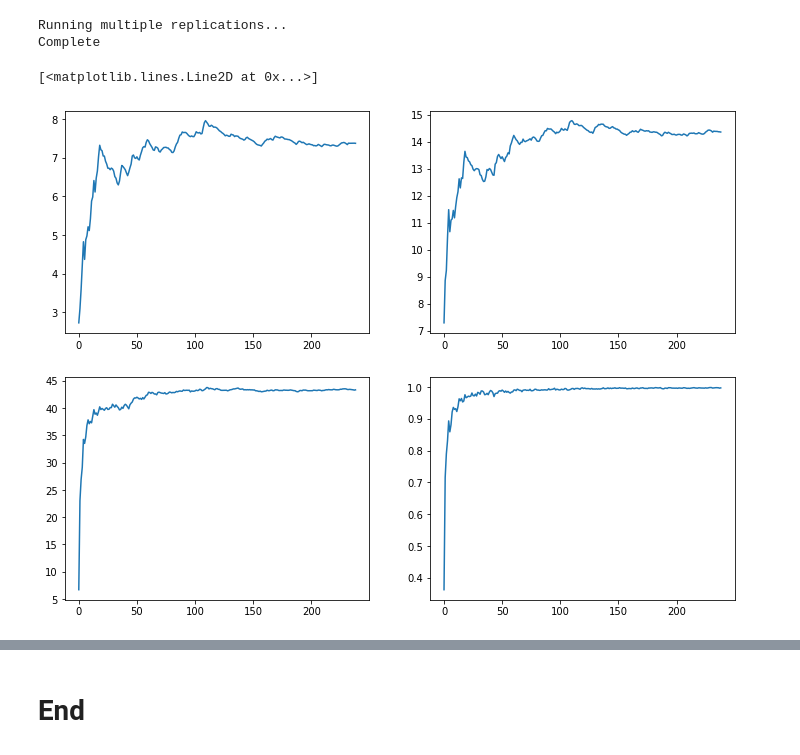
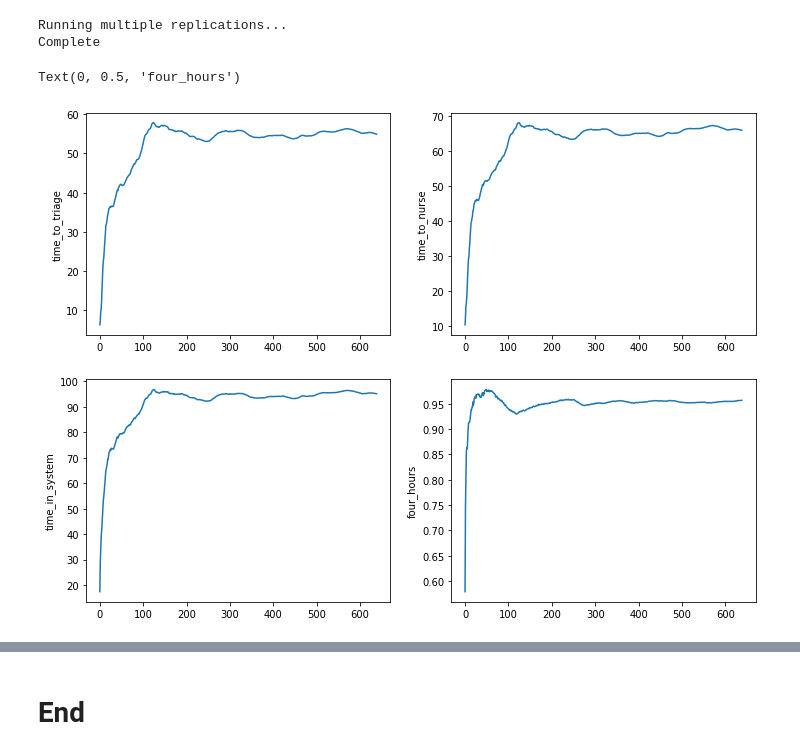
Before and after one commit to health-data-science-OR/stochastic_systems, a Jupyter notebook: labs/simulation/output_analysis/output_analysis.ipynb, the cells around one changed output, grey strips where cells are left out. Cells and saved outputs as stored; diff of their text form; code cells hidden in the pictures.

Commit message:
SIMPY OUTPUT ANALYSIS: draft of warm-up and confidence interval method@

```diff
--- a/labs/simulation/output_analysis/output_analysis.ipynb
+++ b/labs/simulation/output_analysis/output_analysis.ipynb
@@ -615,7 +647,7 @@ def single_model_run(scenario, run_length):
     '''
     env = simpy.Environment()
     #create the model and pass in scenario
-    model = MinorInjuryUnit(env, scenario)
+    model = MinorInjuryUnit(env, scenario, SEEDS[0], SEEDS[1])
 
     #setup the process
     env.process(model.arrivals_generator())
@@ -776,7 +808,8 @@ def multiple_replications(scenario, runlength, n_reps=5):
     --------
     List
     '''
-    results = [single_model_run(scenario, runlength) for i in range(n_reps)]
+    results = [single_model_run(scenario, runlength)
+               for i in range(n_reps)]
     return results
 # %%
 #script
@@ -921,9 +959,37 @@ def single_model_run(scenario, run_length):
+# %%
+#example solution
+def multiple_replications(scenario, results_collection, warm_up=0, n_reps=5,
+                          include_audit=False, audit_interval=60):
+    '''
+    Perform multiple replications of the MIU model.
+
+    Params:
+    ------
+    scenario: Scenario
+        Parameters/arguments to configurethe model
+
+    runlength: int
+        number of minutes to run the model in simulated time
+
+    n_reps: int, optional (default=5)
+        Number of independent replications to run.
+
+    Returns:
+    --------
+    List
+    '''
+    results = [single_model_run(scenario, results_collection, warm_up,
+                                include_audit, audit_interval)
+               for i in range(n_reps)]
+    return results
 # %%
 #script
 
-RUN_LENGTH = 1440 * 10
+RUN_LENGTH = 1440 * 40
 TRACE = False
-AUDIT_INTERVAL = 60
+INCLUDE_AUDIT = True
+AUDIT_INTERVAL = 90
+N_REPS = 10
 
 #load scenarios using your function
 default_args = Scenario()
@@ -933,7 +999,8 @@ env = simpy.Environment()
 
 print('Running multiple replications...')
 #perform multiple replications
-results = multiple_replications(default_args, RUN_LENGTH, n_reps=5)
+results = multiple_replications(default_args, RUN_LENGTH, n_reps=N_REPS,
+                                include_audit=INCLUDE_AUDIT)
 
 print('Complete')
 # %% [output]
@@ -954,9 +1021,14 @@ for audit in np.array(results):
 # %%
 fig, ax = plt.subplots(2, 2, figsize=(12,9))
 ax[0][0].plot(np.array(metrics['time_to_triage']).mean(axis=0))
 ax[0][1].plot(np.array(metrics['time_to_nurse']).mean(axis=0))
 ax[1][0].plot(np.array(metrics['time_in_system']).mean(axis=0))
 ax[1][1].plot(np.array(metrics['four_hours']).mean(axis=0))
+
+ax[0][0].set_ylabel('time_to_triage')
+ax[0][1].set_ylabel('time_to_nurse')
+ax[1][0].set_ylabel('time_in_system')
+ax[1][1].set_ylabel('four_hours')
 # %% [output]
-[<matplotlib.lines.Line2D at 0x...>]
+Text(0, 0.5, 'four_hours')
-[figure, old version]
+[figure, new version]
```
Also changed, not shown: parts of 20 cells of this notebook, 6 other files.
